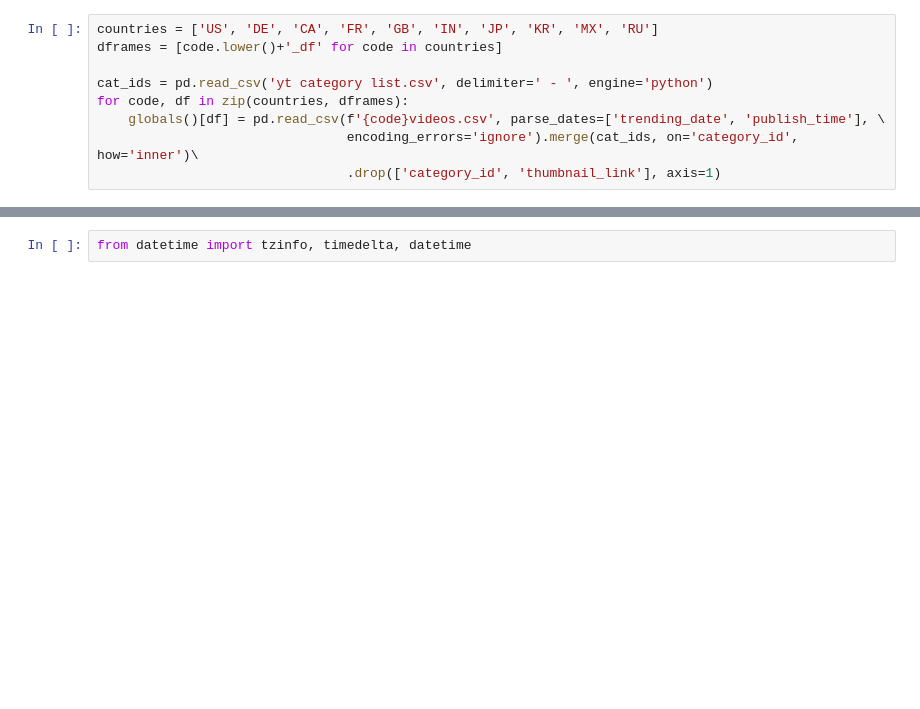
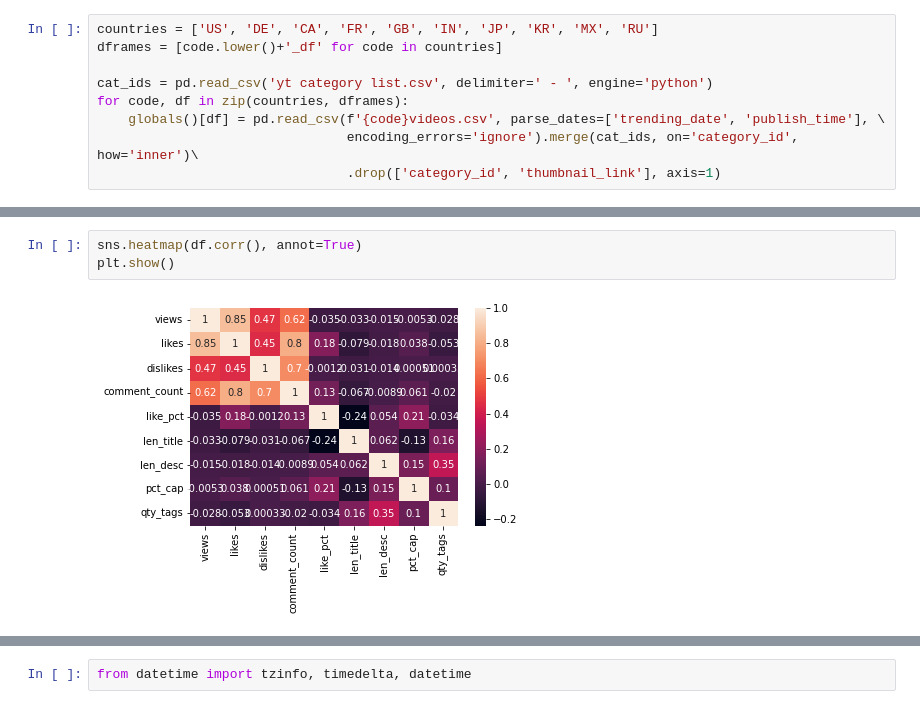
Before and after one commit to danielosetiawan/YouTube-EDA, a Jupyter notebook: youtube ipynb.ipynb, the cells around one changed output, grey strips where cells are left out. Drawn from its saved outputs; the diff is of its cells as text; blank space fills up the shorter version.

```diff
--- a/youtube ipynb.ipynb
+++ b/youtube ipynb.ipynb
@@ -186,0 +89,5 @@ plt.hist(pct_cap)
+# %%
+sns.heatmap(df.corr(), annot=True)
+plt.show()
+# %% [output]
+[figure, added]
```
Also changed, not shown: parts of 29 cells of this notebook.
